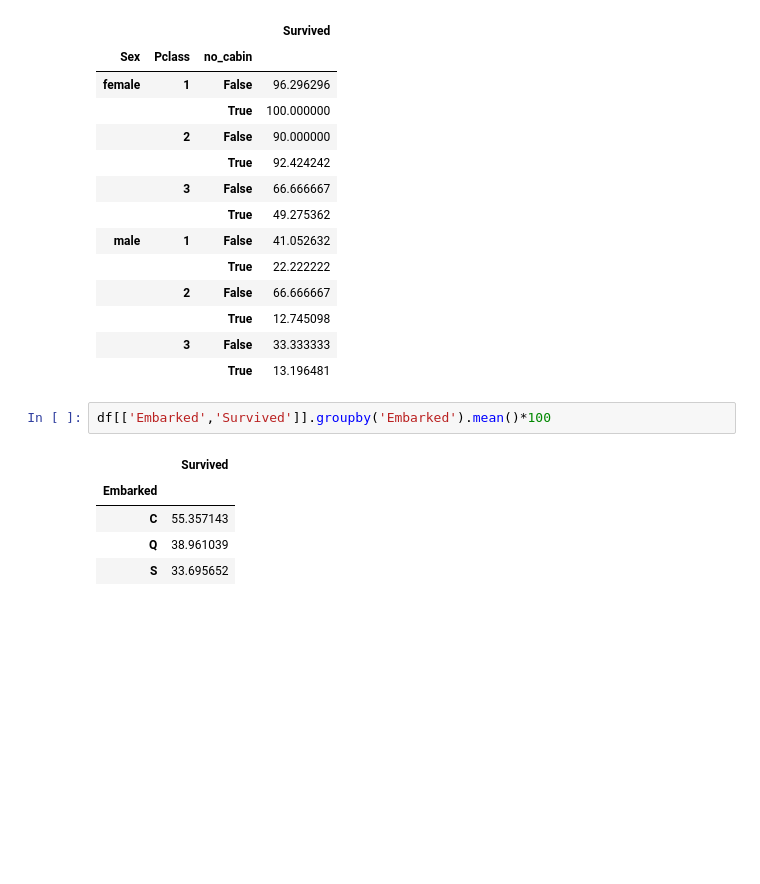
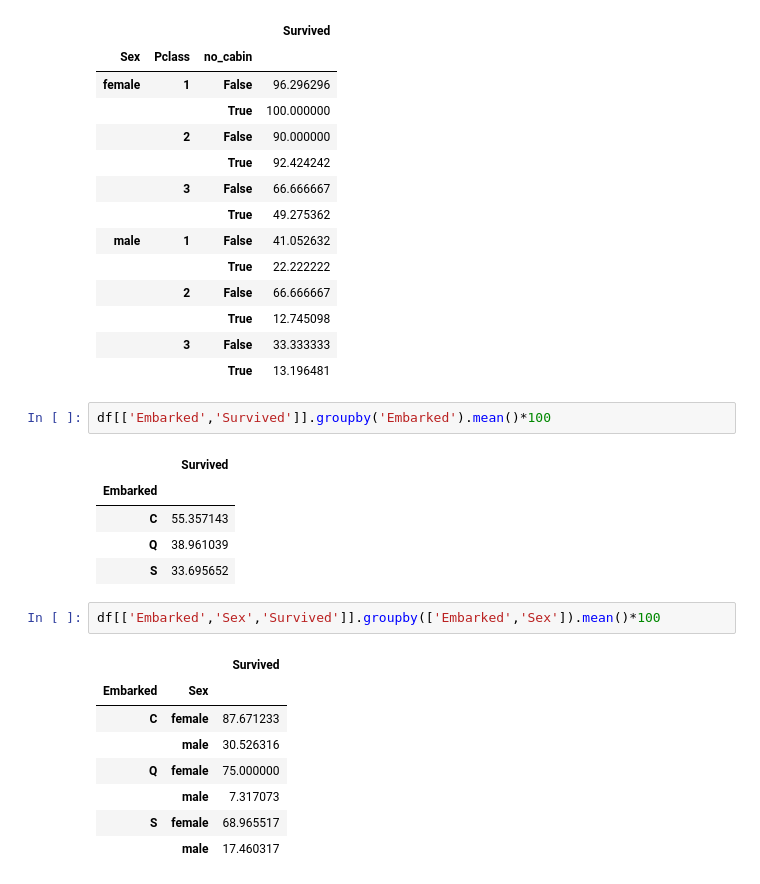
Before and after one commit to Vetle960/titanic-kaggle, a Jupyter notebook: eda.ipynb, the cells around one changed output. Cells and saved outputs as stored; diff of their text form; blank space fills up the shorter version.

```diff
--- a/eda.ipynb
+++ b/eda.ipynb
@@ -268,3 +268,14 @@ df[['Embarked','Survived']].groupby('Embarked').mean()*100
 | C | 55.357143 |
 | Q | 38.961039 |
 | S | 33.695652 |
+# %%
+df[['Embarked','Sex','Survived']].groupby(['Embarked','Sex']).mean()*100
+# %% [output]
+|  |  | Survived |
+| Embarked | Sex |  |
+| C | female | 87.671233 |
+|  | male | 30.526316 |
+| Q | female | 75.000000 |
+|  | male | 7.317073 |
+| S | female | 68.965517 |
+|  | male | 17.460317 |
```
